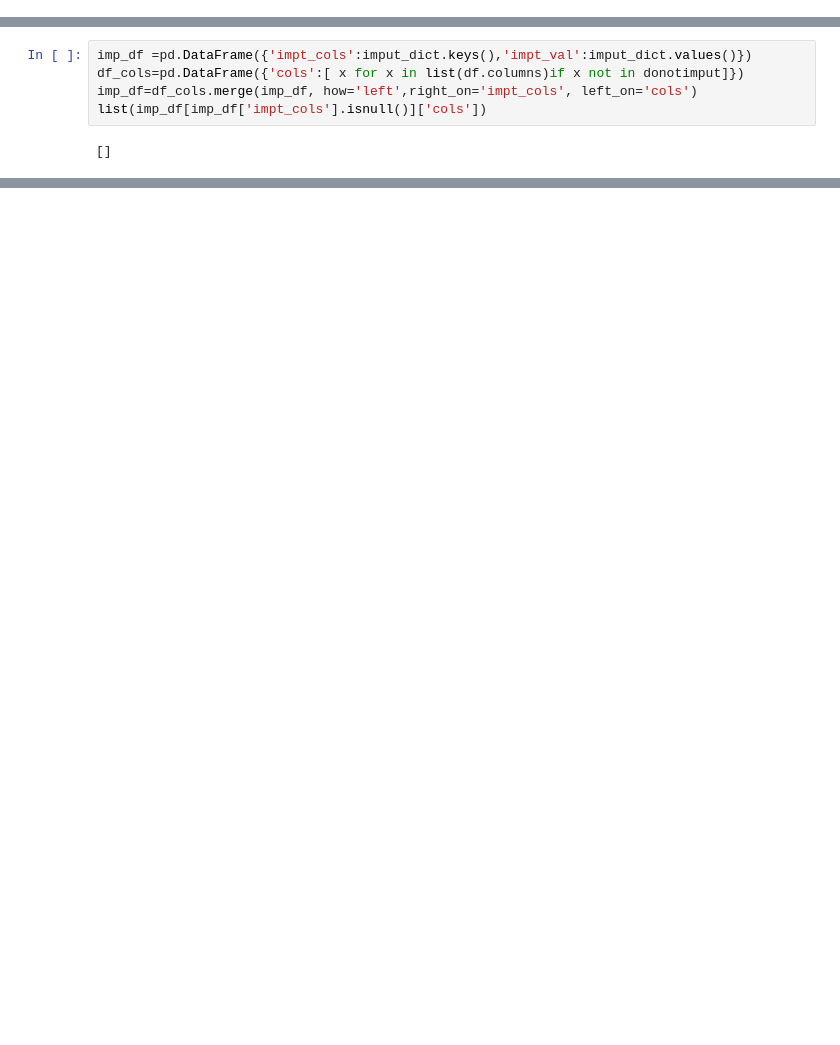
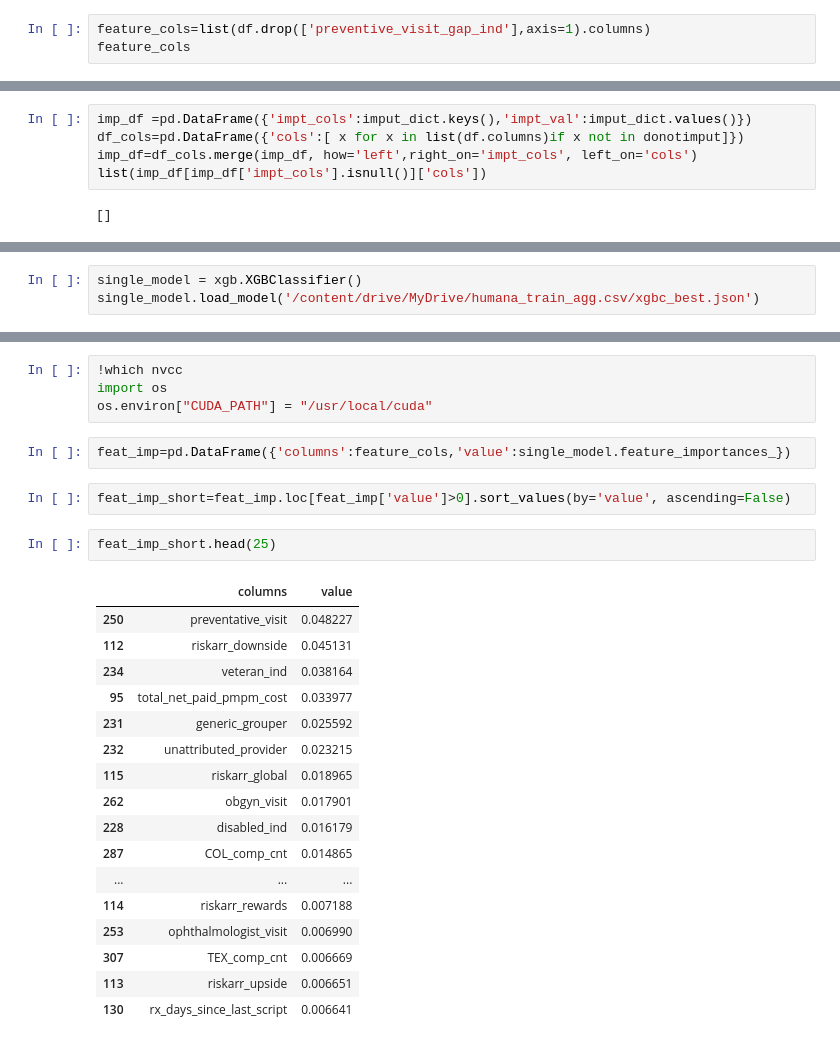
Before and after one commit to KavyaNair01/Machine_Learning, a Jupyter notebook: humana_model_test.ipynb, the cells around one changed output, grey strips where cells are left out. Cells and saved outputs as stored; diff of their text form; blank space fills up the shorter version.

```diff
--- a/humana_model_test.ipynb
+++ b/humana_model_test.ipynb
@@ -26,0 +29,3 @@ df.head()
+# %%
+feature_cols=list(df.drop(['preventive_visit_gap_ind'],axis=1).columns)
+feature_cols
@@ -214,0 +343,3 @@ df[[x for x in df.columns if x.startswith('rwjf')]]
+# %%
+single_model = xgb.XGBClassifier()
+single_model.load_model('/content/drive/MyDrive/humana_train_agg.csv/xgbc_best.json')
@@ -214,0 +490,28 @@ df[[x for x in df.columns if x.startswith('rwjf')]]
+# %%
+!which nvcc
+import os
+os.environ["CUDA_PATH"] = "/usr/local/cuda"
+# %%
+feat_imp=pd.DataFrame({'columns':feature_cols,'value':single_model.feature_importances_})
+# %%
+feat_imp_short=feat_imp.loc[feat_imp['value']>0].sort_values(by='value', ascending=False)
+# %%
+feat_imp_short.head(25)
+# %% [output]
+|  | columns | value |
+| 250 | preventative_visit | 0.048227 |
+| 112 | riskarr_downside | 0.045131 |
+| 234 | veteran_ind | 0.038164 |
+| 95 | total_net_paid_pmpm_cost | 0.033977 |
+| 231 | generic_grouper | 0.025592 |
+| 232 | unattributed_provider | 0.023215 |
+| 115 | riskarr_global | 0.018965 |
+| 262 | obgyn_visit | 0.017901 |
+| 228 | disabled_ind | 0.016179 |
+| 287 | COL_comp_cnt | 0.014865 |
+| ... | ... | ... |
+| 114 | riskarr_rewards | 0.007188 |
+| 253 | ophthalmologist_visit | 0.006990 |
+| 307 | TEX_comp_cnt | 0.006669 |
+| 113 | riskarr_upside | 0.006651 |
+| 130 | rx_days_since_last_script | 0.006641 |
```
Also changed, not shown: parts of 43 cells of this notebook.
